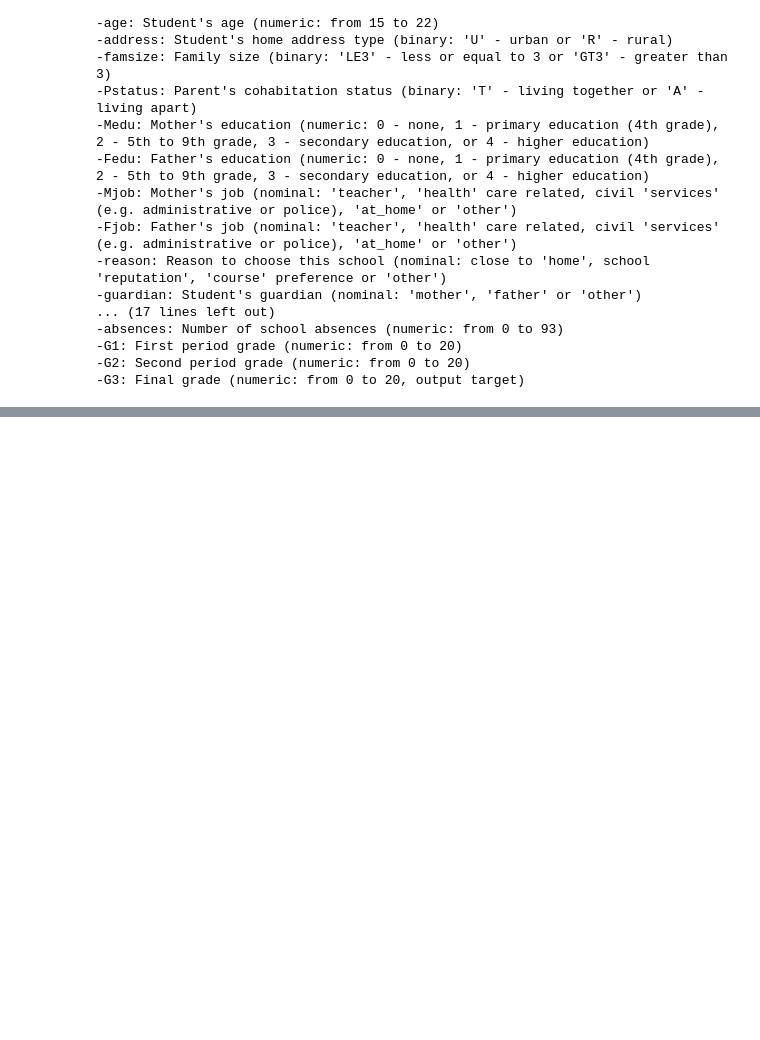
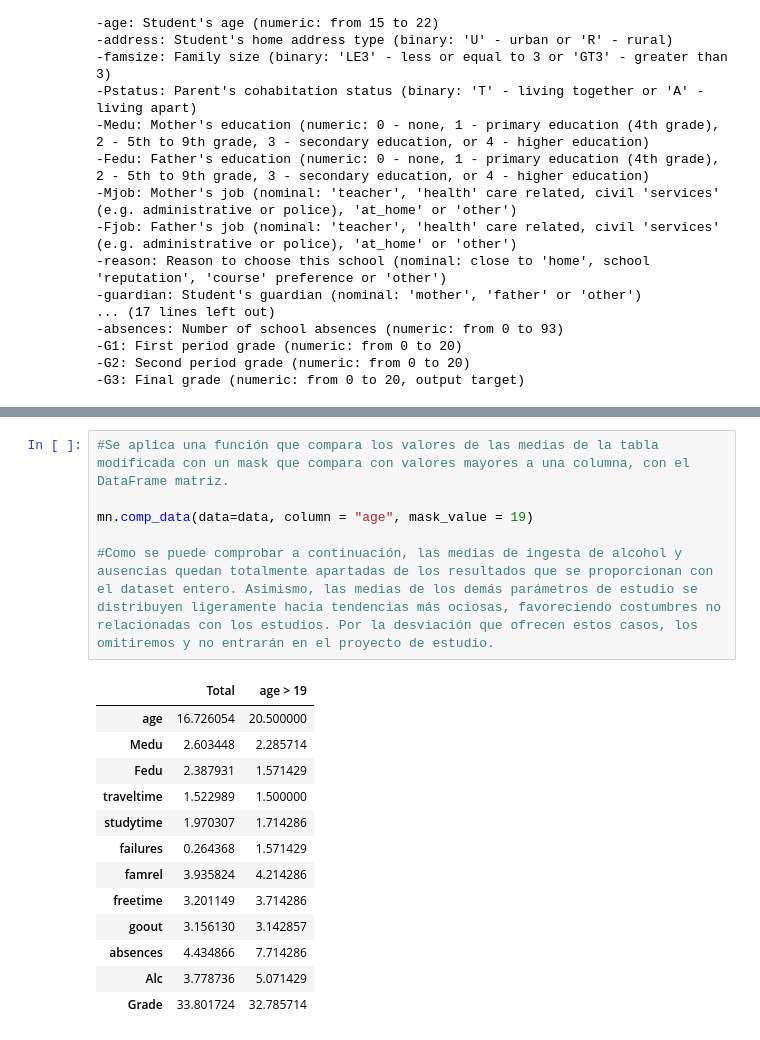
Before and after one commit to Adriagallardo/Adria-Gallardo-Thebridge, a Jupyter notebook: Proyectos/EDA/src/main.ipynb, the cells around one changed output, grey strips where cells are left out. Saved outputs shown, nothing was run; the diff lists cells and outputs as text; blank space fills up the shorter version.

Commit message:
Avance proyecto EDA

```diff
--- a/Proyectos/EDA/src/main.ipynb
+++ b/Proyectos/EDA/src/main.ipynb
@@ -207,0 +234,20 @@ data.describe()
+# %%
+#Se aplica una función que compara los valores de las medias de la tabla modificada con un mask que compara con valores mayores a una columna, con el DataFrame matriz.
+
+mn.comp_data(data=data, column = "age", mask_value = 19)
+
+#Como se puede comprobar a continuación, las medias de ingesta de alcohol y ausencias quedan totalmente apartadas de los resultados que se proporcionan con el dataset entero. Asimismo, las medias de los demás parámetros de estudio se distribuyen ligeramente hacia tendencias más ociosas, favoreciendo costumbres no relacionadas con los estudios. Por la desviación que ofrecen estos casos, los omitiremos y no entrarán en el proyecto de estudio.
+# %% [output]
+|  | Total | age > 19 |
+| age | 16.726054 | 20.500000 |
+| Medu | 2.603448 | 2.285714 |
+| Fedu | 2.387931 | 1.571429 |
+| traveltime | 1.522989 | 1.500000 |
+| studytime | 1.970307 | 1.714286 |
+| failures | 0.264368 | 1.571429 |
+| famrel | 3.935824 | 4.214286 |
+| freetime | 3.201149 | 3.714286 |
+| goout | 3.156130 | 3.142857 |
+| absences | 4.434866 | 7.714286 |
+| Alc | 3.778736 | 5.071429 |
+| Grade | 33.801724 | 32.785714 |
```
Also changed, not shown: parts of 27 cells of this notebook, 28 other files.
